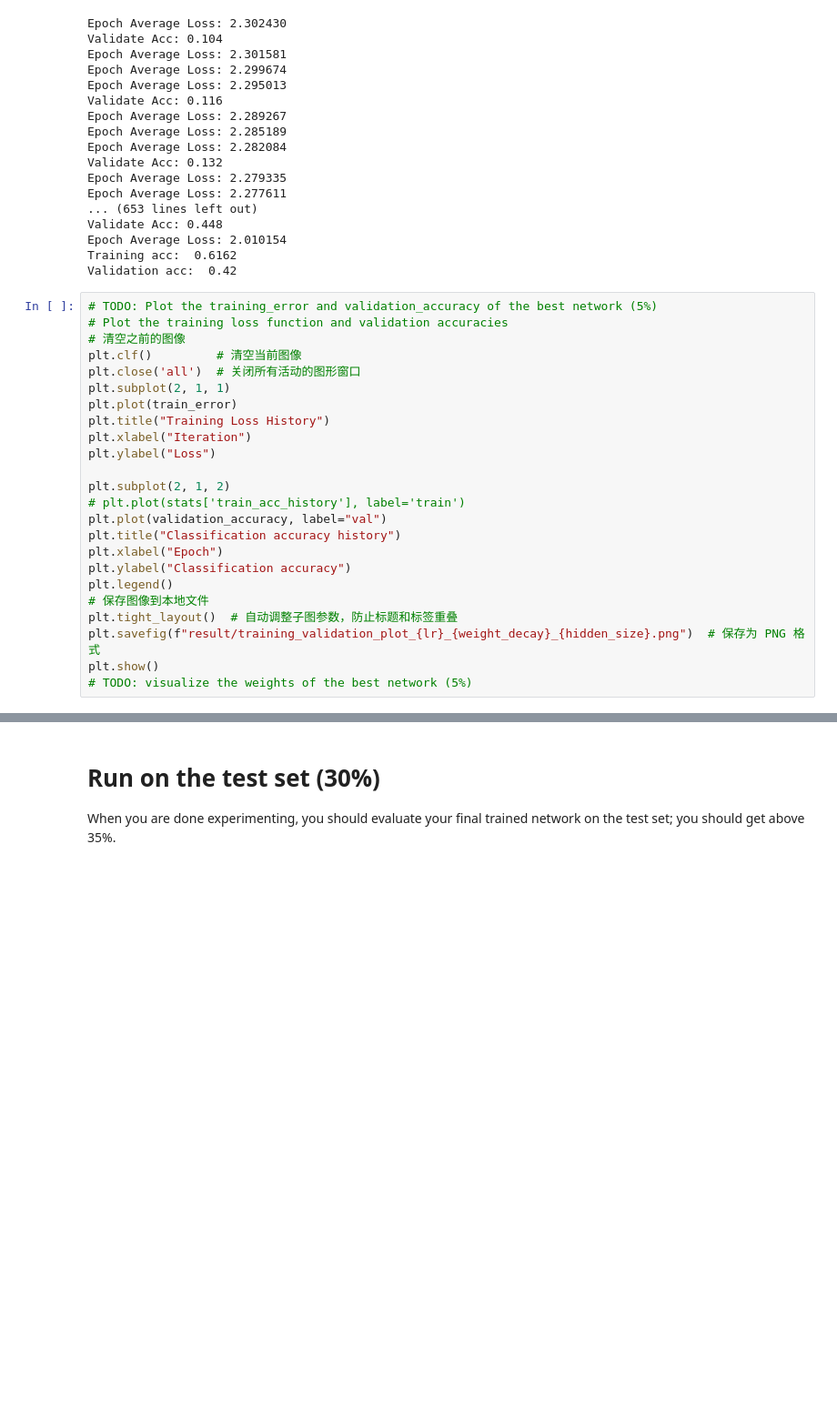
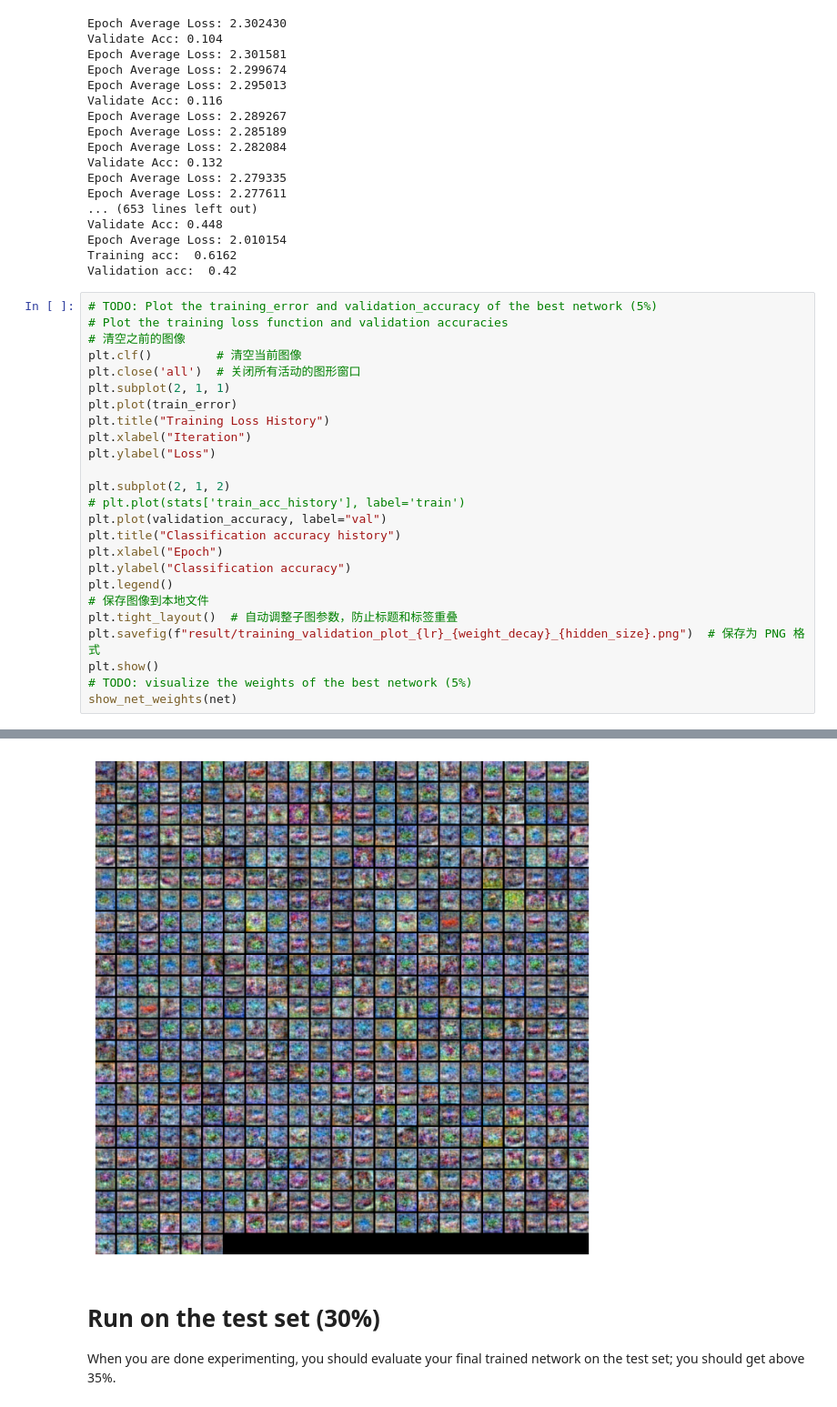
Before and after one commit to qihaoqian/Intro2DL, a Jupyter notebook: assignment4/classification_nn.ipynb, the cells around one changed output, grey strips where cells are left out. Shown at 91% size. Drawn from its saved outputs; the diff is of its cells as text; blank space fills up the shorter version.

```diff
--- a/assignment4/classification_nn.ipynb
+++ b/assignment4/classification_nn.ipynb
@@ -351,29 +286,31 @@ Validation acc:  0.42
 # %%
 # TODO: Plot the training_error and validation_accuracy of the best network (5%)
 # Plot the training loss function and validation accuracies
 # 清空之前的图像
 plt.clf()         # 清空当前图像
 plt.close('all')  # 关闭所有活动的图形窗口
 plt.subplot(2, 1, 1)
 plt.plot(train_error)
 plt.title("Training Loss History")
 plt.xlabel("Iteration")
 plt.ylabel("Loss")
 
 plt.subplot(2, 1, 2)
 # plt.plot(stats['train_acc_history'], label='train')
 plt.plot(validation_accuracy, label="val")
 plt.title("Classification accuracy history")
 plt.xlabel("Epoch")
 plt.ylabel("Classification accuracy")
 plt.legend()
 # 保存图像到本地文件
 plt.tight_layout()  # 自动调整子图参数，防止标题和标签重叠
 plt.savefig(f"result/training_validation_plot_{lr}_{weight_decay}_{hidden_size}.png")  # 保存为 PNG 格式
 plt.show()
 # TODO: visualize the weights of the best network (5%)
+show_net_weights(net)
 # %% [output]
 [figure]
+[figure, added]
 # %% [markdown]
 # Run on the test set (30%)
 When you are done experimenting, you should evaluate your final trained network on the test set; you should get above 35%.
```
Also changed, not shown: parts of 1 cell of this notebook, 1 other file.
